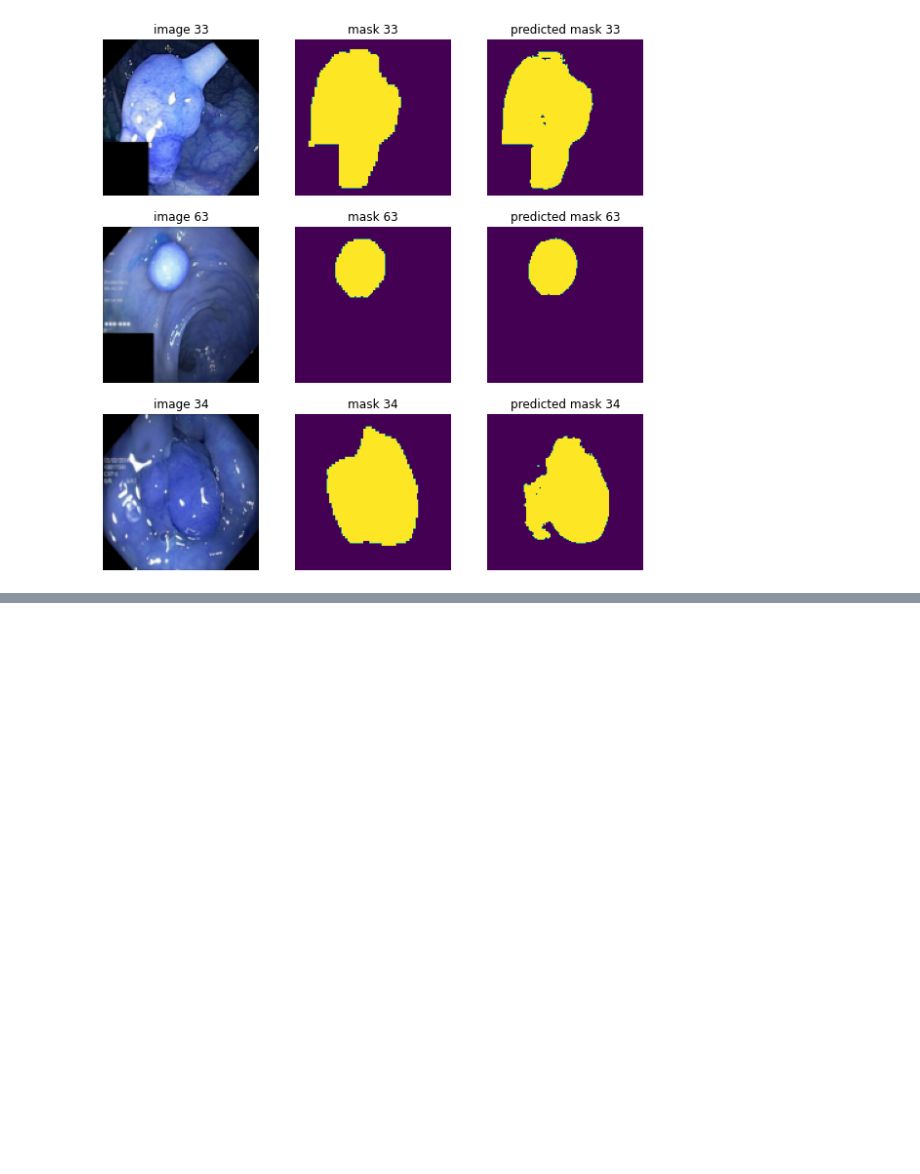
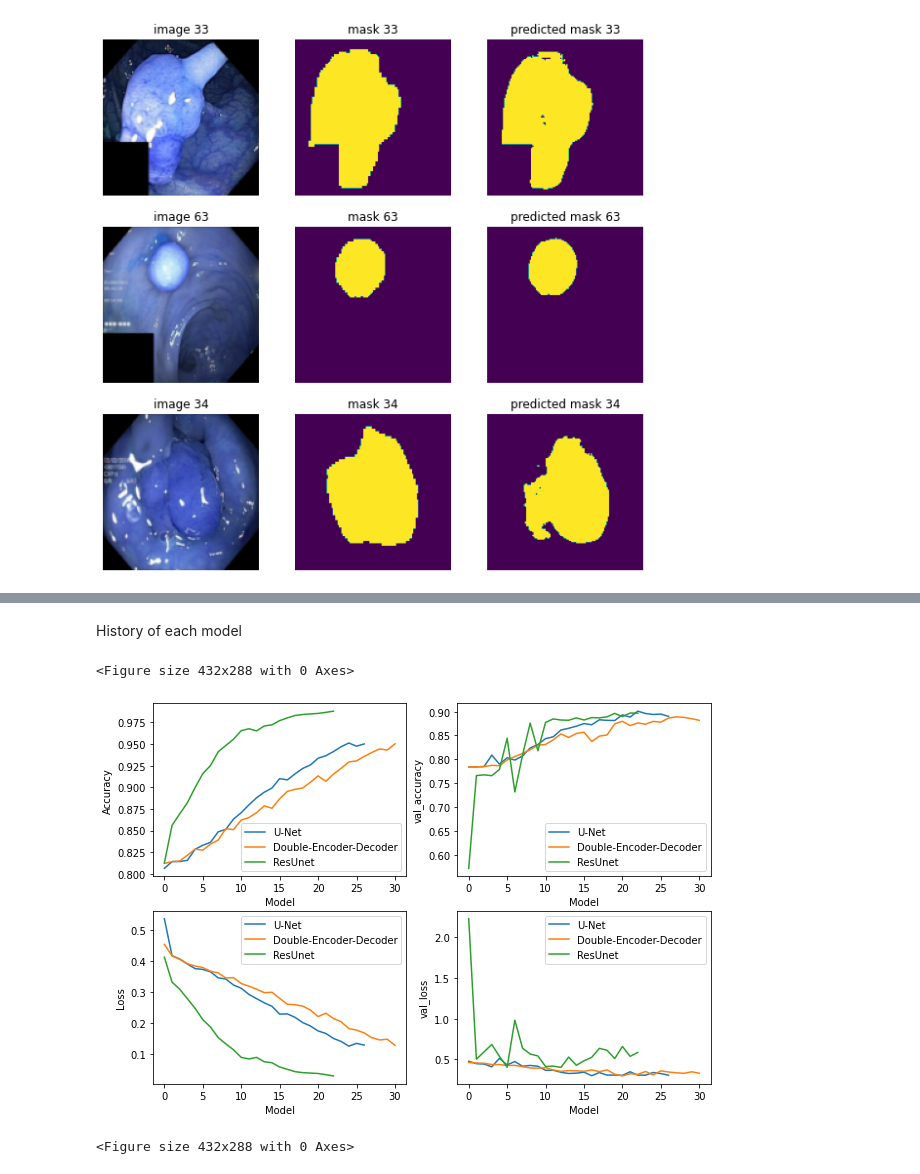
Before and after one commit to nrgsghanei2001/polyp_detection_using_image_segmentation, a Jupyter notebook: Image_segmentation_on_polyp_detection_task.ipynb, the cells around one changed output, grey strips where cells are left out. Cells and saved outputs as stored; diff of their text form; code cells hidden in the pictures; blank space fills up the shorter version.

```diff
--- a/Image_segmentation_on_polyp_detection_task.ipynb
+++ b/Image_segmentation_on_polyp_detection_task.ipynb
@@ -699,0 +759,44 @@ model_visualization(X_test, Y_test, Y_pred_resunet)
+# %% [markdown]
+History of each model
+# %%
+histories = [U_Net_results, DED_results, ResUNet_results]
+
+plt.figure(figsize=(10, 7))
+plt.subplot(2, 2, 1)
+for history in histories:
+    plt.plot(history.history['accuracy'], )
+    # plt.plot(history.history['val_accuracy'])
+
+plt.legend(models_lists, loc='lower right')
+plt.xlabel('Model')
+plt.ylabel('Accuracy')
+
+plt.subplot(2, 2, 2)
+for history in histories:
+    plt.plot(history.history['val_accuracy'])
+
+plt.legend(models_lists, loc='lower right')
+plt.xlabel('Model')
+plt.ylabel('val_accuracy')
+
+plt.subplot(2, 2, 3)
+for history in histories:
+    plt.plot(history.history['loss'])
+
+plt.legend(models_lists, loc='upper right')
+plt.xlabel('Model')
+plt.ylabel('Loss')
+
+plt.subplot(2, 2, 4)
+for history in histories:
+    plt.plot(history.history['val_loss'])
+
+plt.legend(models_lists, loc='upper right')
+plt.xlabel('Model')
+plt.ylabel('val_loss')
+
+plt.figure()
+# %% [output]
+<Figure size 432x288 with 0 Axes>
+[figure, added]
+<Figure size 432x288 with 0 Axes>
```
Also changed, not shown: parts of 7 cells of this notebook.
